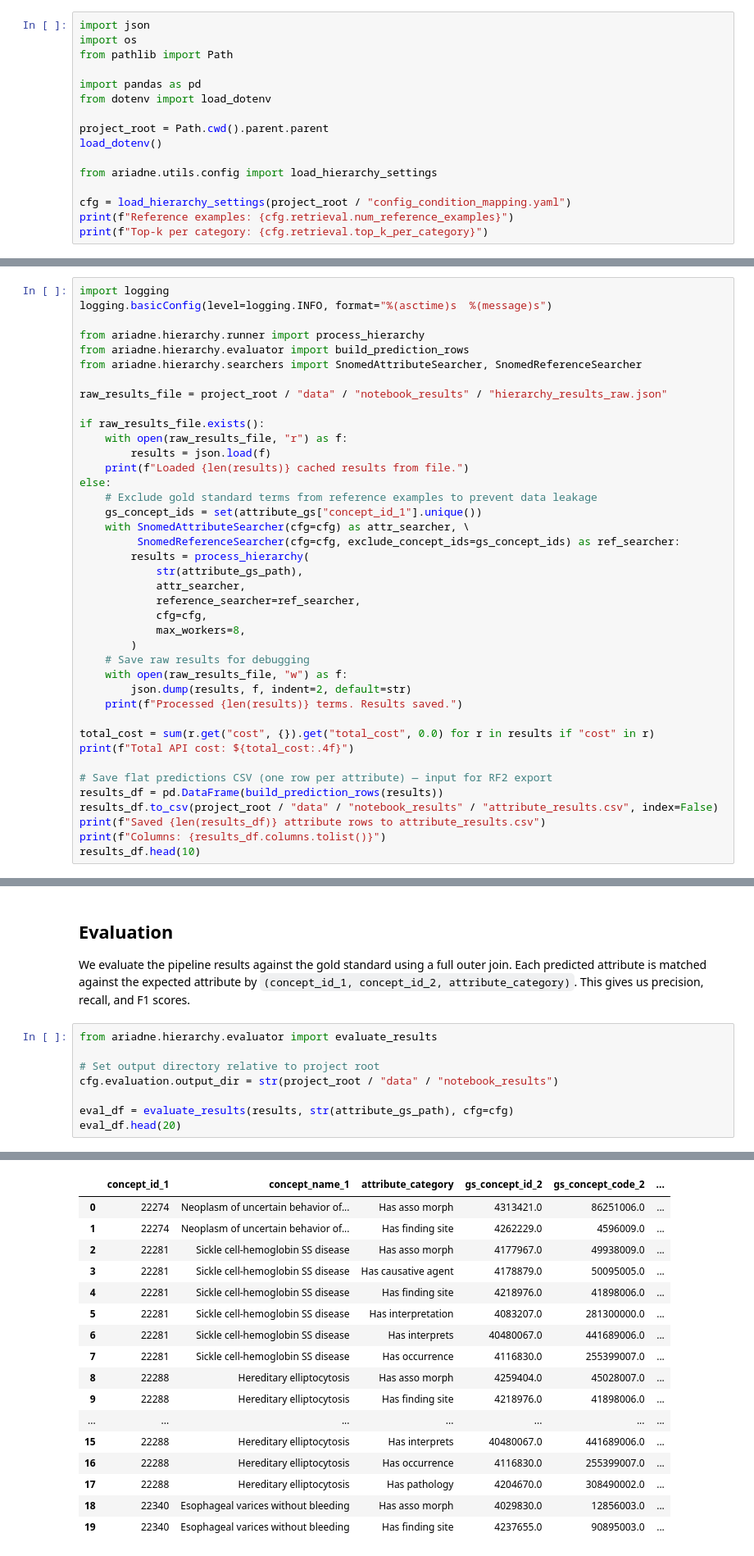
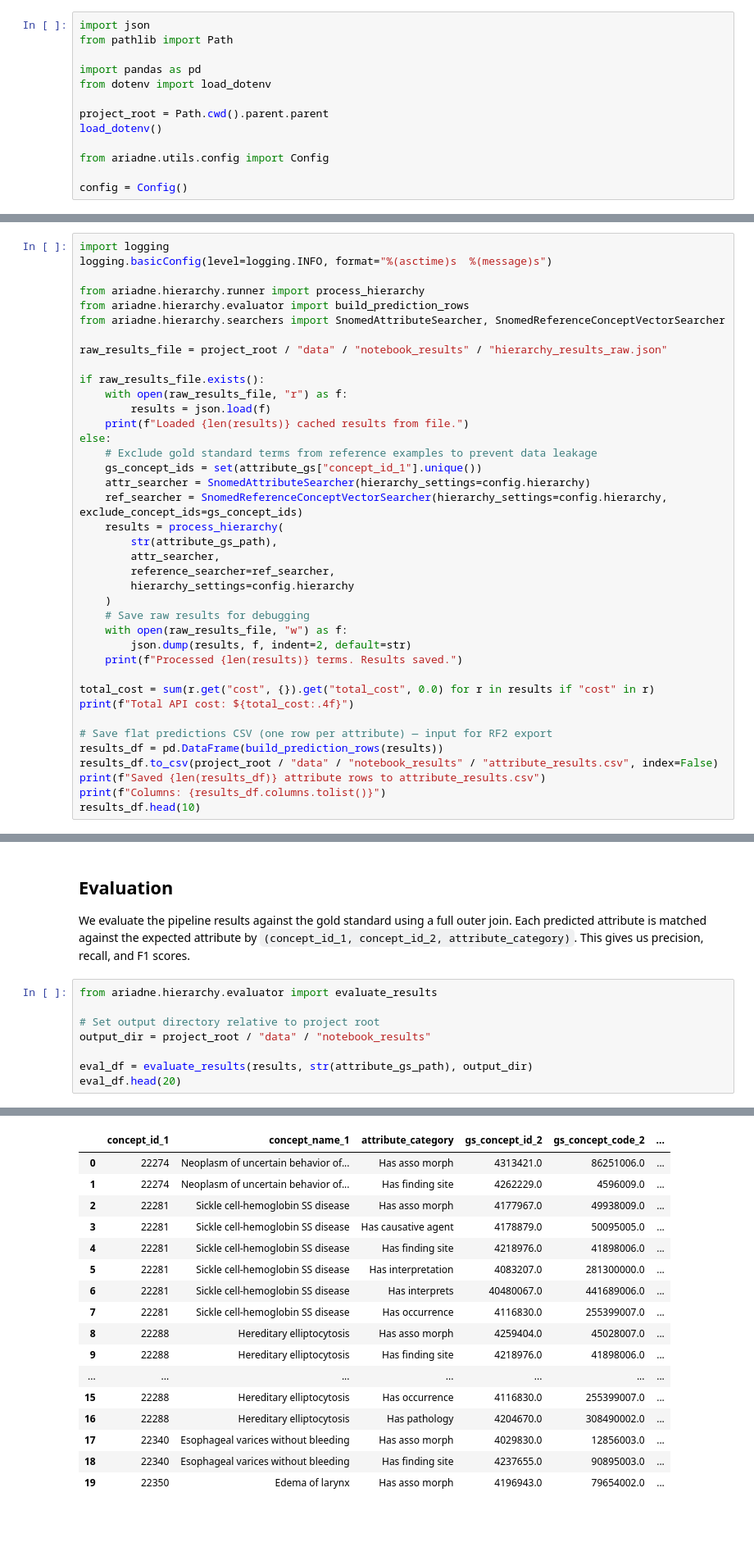
Before and after one commit to OHDSI/Ariadne, a Jupyter notebook: docs/notebooks/02_evaluate_hierarchy.ipynb, the cells around one changed output, grey strips where cells are left out. Shown at 82% size. Drawn from its saved outputs; the diff is of its cells as text; blank space fills up the shorter version.

```diff
--- a/docs/notebooks/02_evaluate_hierarchy.ipynb
+++ b/docs/notebooks/02_evaluate_hierarchy.ipynb
@@ -23,7 +23,6 @@ Most code blocks will load results from file if they already exist, to save time
 Delete those files to rerun the corresponding steps.
 # %%
 import json
-import os
 from pathlib import Path
 
 import pandas as pd
@@ -32,8 +31,6 @@ from dotenv import load_dotenv
 project_root = Path.cwd().parent.parent
 load_dotenv()
 
-from ariadne.utils.config import load_hierarchy_settings
+from ariadne.utils.config import Config
 
-cfg = load_hierarchy_settings(project_root / "config_condition_mapping.yaml")
-print(f"Reference examples: {cfg.retrieval.num_reference_examples}")
-print(f"Top-k per category: {cfg.retrieval.top_k_per_category}")
+config = Config()
@@ -109,7 +107,7 @@ logging.basicConfig(level=logging.INFO, format="%(asctime)s  %(message)s")
 
 from ariadne.hierarchy.runner import process_hierarchy
 from ariadne.hierarchy.evaluator import build_prediction_rows
-from ariadne.hierarchy.searchers import SnomedAttributeSearcher, SnomedReferenceSearcher
+from ariadne.hierarchy.searchers import SnomedAttributeSearcher, SnomedReferenceConceptVectorSearcher
 
 raw_results_file = project_root / "data" / "notebook_results" / "hierarchy_results_raw.json"
 
@@ -120,15 +118,14 @@ if raw_results_file.exists():
 else:
     # Exclude gold standard terms from reference examples to prevent data leakage
     gs_concept_ids = set(attribute_gs["concept_id_1"].unique())
-    with SnomedAttributeSearcher(cfg=cfg) as attr_searcher, \
-         SnomedReferenceSearcher(cfg=cfg, exclude_concept_ids=gs_concept_ids) as ref_searcher:
-        results = process_hierarchy(
-            str(attribute_gs_path),
-            attr_searcher,
-            reference_searcher=ref_searcher,
-            cfg=cfg,
-            max_workers=8,
-        )
+    attr_searcher = SnomedAttributeSearcher(hierarchy_settings=config.hierarchy)
+    ref_searcher = SnomedReferenceConceptVectorSearcher(hierarchy_settings=config.hierarchy, exclude_concept_ids=gs_concept_ids)
+    results = process_hierarchy(
+        str(attribute_gs_path),
+        attr_searcher,
+        reference_searcher=ref_searcher,
+        hierarchy_settings=config.hierarchy
+    )
     # Save raw results for debugging
     with open(raw_results_file, "w") as f:
         json.dump(results, f, indent=2, default=str)
@@ -183,8 +166,8 @@ This gives us precision, recall, and F1 scores.
 from ariadne.hierarchy.evaluator import evaluate_results
 
 # Set output directory relative to project root
-cfg.evaluation.output_dir = str(project_root / "data" / "notebook_results")
+output_dir = project_root / "data" / "notebook_results"
 
-eval_df = evaluate_results(results, str(attribute_gs_path), cfg=cfg)
+eval_df = evaluate_results(results, str(attribute_gs_path), output_dir)
 eval_df.head(20)
 # %% [output]
@@ -198,20 +181,20 @@ eval_df.head(20)
 |  | concept_id_1 | concept_name_1 | attribute_category | gs_concept_id_2 | gs_concept_code_2 | ... |
 | 0 | 22274 | Neoplasm of uncertain behavior of... | Has asso morph | 4313421.0 | 86251006.0 | ... |
 | 1 | 22274 | Neoplasm of uncertain behavior of... | Has finding site | 4262229.0 | 4596009.0 | ... |
 | 2 | 22281 | Sickle cell-hemoglobin SS disease | Has asso morph | 4177967.0 | 49938009.0 | ... |
 | 3 | 22281 | Sickle cell-hemoglobin SS disease | Has causative agent | 4178879.0 | 50095005.0 | ... |
 | 4 | 22281 | Sickle cell-hemoglobin SS disease | Has finding site | 4218976.0 | 41898006.0 | ... |
 | 5 | 22281 | Sickle cell-hemoglobin SS disease | Has interpretation | 4083207.0 | 281300000.0 | ... |
 | 6 | 22281 | Sickle cell-hemoglobin SS disease | Has interprets | 40480067.0 | 441689006.0 | ... |
 | 7 | 22281 | Sickle cell-hemoglobin SS disease | Has occurrence | 4116830.0 | 255399007.0 | ... |
 | 8 | 22288 | Hereditary elliptocytosis | Has asso morph | 4259404.0 | 45028007.0 | ... |
 | 9 | 22288 | Hereditary elliptocytosis | Has finding site | 4218976.0 | 41898006.0 | ... |
 | ... | ... | ... | ... | ... | ... | ... |
-| 15 | 22288 | Hereditary elliptocytosis | Has interprets | 40480067.0 | 441689006.0 | ... |
-| 16 | 22288 | Hereditary elliptocytosis | Has occurrence | 4116830.0 | 255399007.0 | ... |
-| 17 | 22288 | Hereditary elliptocytosis | Has pathology | 4204670.0 | 308490002.0 | ... |
-| 18 | 22340 | Esophageal varices without bleeding | Has asso morph | 4029830.0 | 12856003.0 | ... |
-| 19 | 22340 | Esophageal varices without bleeding | Has finding site | 4237655.0 | 90895003.0 | ... |
+| 15 | 22288 | Hereditary elliptocytosis | Has occurrence | 4116830.0 | 255399007.0 | ... |
+| 16 | 22288 | Hereditary elliptocytosis | Has pathology | 4204670.0 | 308490002.0 | ... |
+| 17 | 22340 | Esophageal varices without bleeding | Has asso morph | 4029830.0 | 12856003.0 | ... |
+| 18 | 22340 | Esophageal varices without bleeding | Has finding site | 4237655.0 | 90895003.0 | ... |
+| 19 | 22350 | Edema of larynx | Has asso morph | 4196943.0 | 79654002.0 | ... |
 # %% [markdown]
 ### Per-category breakdown
 # %%
```
Also changed, not shown: parts of 9 cells of this notebook, 19 other files.
